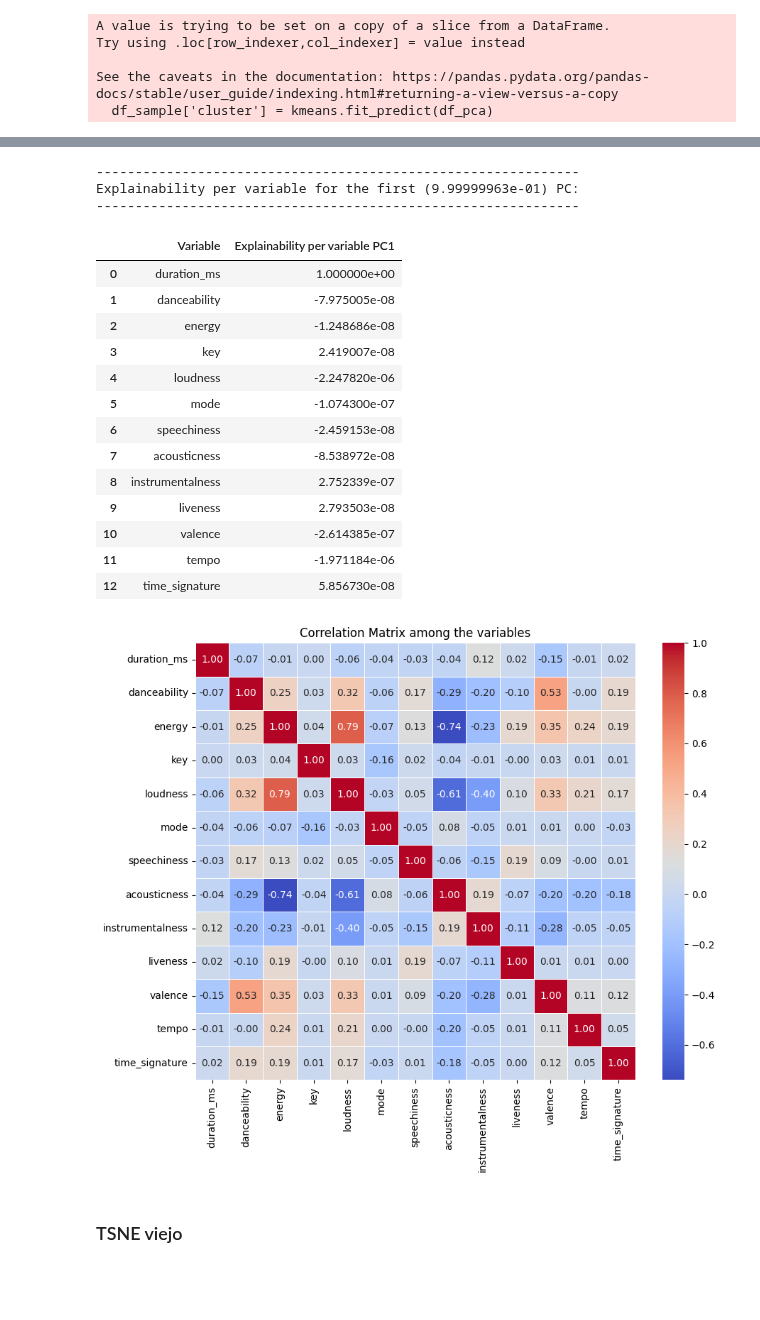
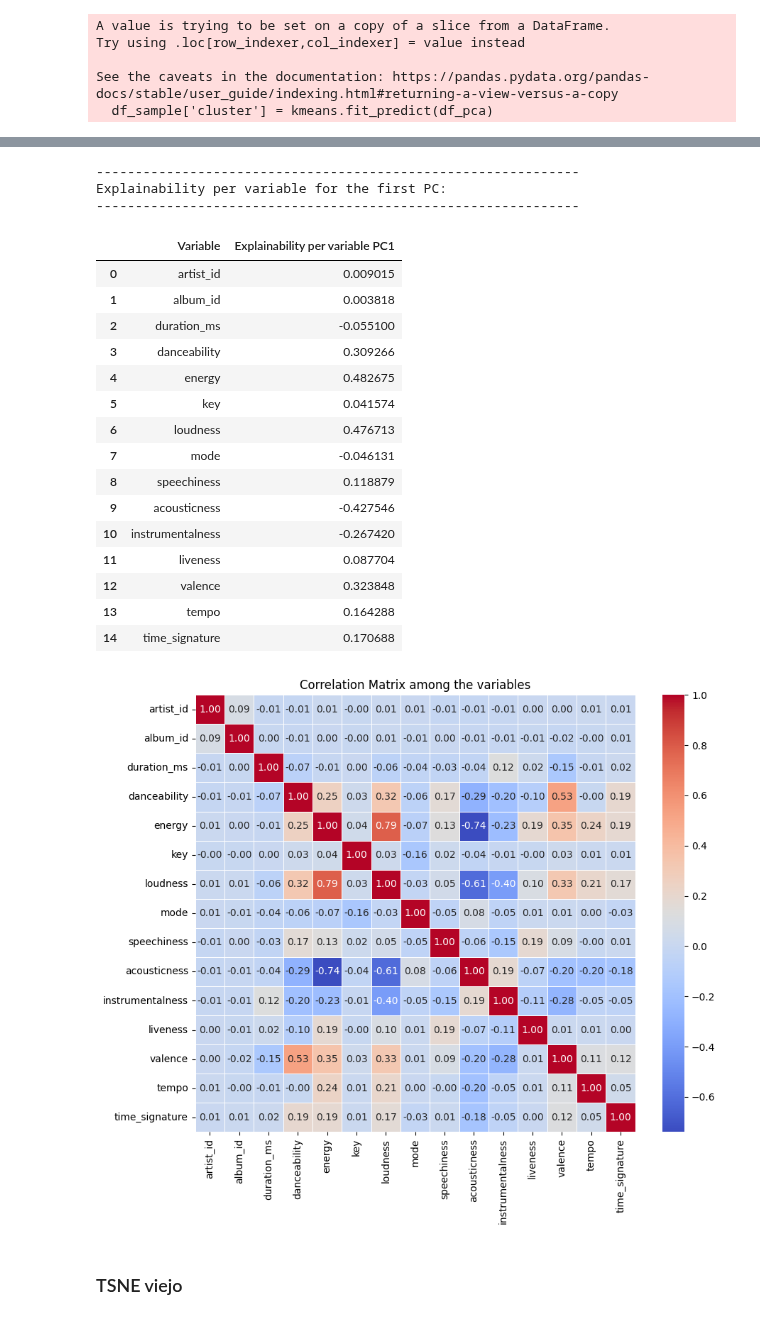
Before and after one commit to enekobarod/Suggestify, a Jupyter notebook: Suggestify/Suggestify.ipynb, the cells around one changed output, grey strips where cells are left out. Cells and saved outputs as stored; diff of their text form; code cells hidden in the pictures; blank space fills up the shorter version.

```diff
--- a/Suggestify/Suggestify.ipynb
+++ b/Suggestify/Suggestify.ipynb
@@ -42,8 +42,8 @@ project_path = os.path.dirname(venv_path)
 # %% [markdown]
 ### Dataframe retrieval
 # %%
-sqlite_conn = sqlite3.connect(project_path+"/extracted.db") #clase
-#sqlite_conn = sqlite3.connect(venv_path+"/extracted.db") #portatil
+#sqlite_conn = sqlite3.connect(project_path+"/extracted.db") #clase
+sqlite_conn = sqlite3.connect(venv_path+"/extracted.db") #portatil
 #sqlite_conn = sqlite3.connect("/home/enekobarba/bigdata/extracted.db")
 
 cursor = sqlite_conn.cursor()
@@ -76,15 +76,17 @@ We'll now separate the columns from which we can get insights into what relation
 Defining the track_uri as a id for each song could be a simple option, however, as it contains letters, it will later on crash. Taking that into account, we'll define a unique identifier based on the track_uri as follows:
 # %%
 df['track_id'] = df['track_uri'].astype('category').cat.codes
+df['artist_id'] = df['artist_name'].astype('category').cat.codes
+df['album_id'] = df['album_name'].astype('category').cat.codes
 # %%
-df_sample = df[["track_id", "track_name", "artist_name", "album_name", "duration_ms", "danceability", "energy", "key", "loudness", "mode", "speechiness",
+df_sample = df[["track_id", "track_name", "artist_name", "artist_id", "album_name", "album_id", "duration_ms", "danceability", "energy", "key", "loudness", "mode", "speechiness",
                 "acousticness", "instrumentalness", "liveness", "valence", "tempo", "time_signature"]]
 
 df_sample_others = df[["track_id", "track_uri", "artist_uri", "album_uri", "type", "uri", "id", "fduration_ms", "track_href", "analysis_url"]]
 # %% [markdown]
 We can now clean the data, and separate the numerical data from the categorical, using the id in both as identification
 # %%
-df_sample_numerical = df_sample[["track_id", "duration_ms", "danceability", "energy", "key", "loudness", "mode", "speechiness",
+df_sample_numerical = df_sample[["track_id", "artist_id", "album_id", "duration_ms", "danceability", "energy", "key", "loudness", "mode", "speechiness",
                 "acousticness", "instrumentalness", "liveness", "valence", "tempo", "time_signature"]]
 
 df_sample_categorical = df_sample[["track_id", "track_name", "artist_name", "album_name"]]
@@ -191,13 +191,15 @@ Explainability per variable for each the first four principal components:
 # %%
 print('--------------------------------------------------------------')
-print('Explainability per variable for the first (9.99999963e-01) PC:')
+print('Explainability per variable for the first PC:')
 print('--------------------------------------------------------------')
 # Obtener los loadings del primer componente
 pc1_loadings = pca.components_[0]
 
 # Nombres de las variables originales
-variables = ["duration_ms", "danceability", "energy", "key", "loudness", "mode", "speechiness", "acousticness",
-             "instrumentalness", "liveness", "valence", "tempo", "time_signature"]
+variables = ["artist_id", "album_id", "duration_ms", "danceability", "energy", "key", "loudness", "mode", "speechiness",
+                "acousticness", "instrumentalness", "liveness", "valence", "tempo", "time_signature"]
+
+
 
 # Crear un DataFrame con los resultados
 df_loadings = pd.DataFrame({
@@ -208,34 +210,36 @@ df_loadings = pd.DataFrame({
 df_loadings
 # %% [output]
 --------------------------------------------------------------
-Explainability per variable for the first (9.99999963e-01) PC:
+Explainability per variable for the first PC:
 --------------------------------------------------------------
 |  | Variable | Explainability per variable PC1 |
-| 0 | duration_ms | 1.000000e+00 |
-| 1 | danceability | -7.975005e-08 |
-| 2 | energy | -1.248686e-08 |
-| 3 | key | 2.419007e-08 |
-| 4 | loudness | -2.247820e-06 |
-| 5 | mode | -1.074300e-07 |
-| 6 | speechiness | -2.459153e-08 |
-| 7 | acousticness | -8.538972e-08 |
-| 8 | instrumentalness | 2.752339e-07 |
-| 9 | liveness | 2.793503e-08 |
-| 10 | valence | -2.614385e-07 |
-| 11 | tempo | -1.971184e-06 |
-| 12 | time_signature | 5.856730e-08 |
+| 0 | artist_id | 0.009015 |
+| 1 | album_id | 0.003818 |
+| 2 | duration_ms | -0.055100 |
+| 3 | danceability | 0.309266 |
+| 4 | energy | 0.482675 |
+| 5 | key | 0.041574 |
+| 6 | loudness | 0.476713 |
+| 7 | mode | -0.046131 |
+| 8 | speechiness | 0.118879 |
+| 9 | acousticness | -0.427546 |
+| 10 | instrumentalness | -0.267420 |
+| 11 | liveness | 0.087704 |
+| 12 | valence | 0.323848 |
+| 13 | tempo | 0.164288 |
+| 14 | time_signature | 0.170688 |
 # %%
 # Calcular la matriz de correlación
-corr_matrix = df_sample_numerical[["duration_ms", "danceability", "energy", "key", "loudness", "mode", "speechiness", "acousticness",
-             "instrumentalness", "liveness", "valence", "tempo", "time_signature"]].corr()
+corr_matrix = df_sample_numerical[["artist_id", "album_id", "duration_ms", "danceability", "energy", "key", "loudness", "mode", "speechiness",
+                "acousticness", "instrumentalness", "liveness", "valence", "tempo", "time_signature"]].corr()
 
 # Crear un gráfico de calor para visualizar la matriz de correlación
 plt.figure(figsize=(10, 8))
 sns.heatmap(corr_matrix, annot=True, cmap='coolwarm', fmt=".2f", linewidths=0.5)
 plt.title("Correlation Matrix among the variables")
 plt.show()
 # %% [output]
-[figure, old version]
+[figure, new version]
 # %% [markdown]
 ### TSNE viejo
 # %% [markdown]
```
Also changed, not shown: parts of 22 cells of this notebook.
